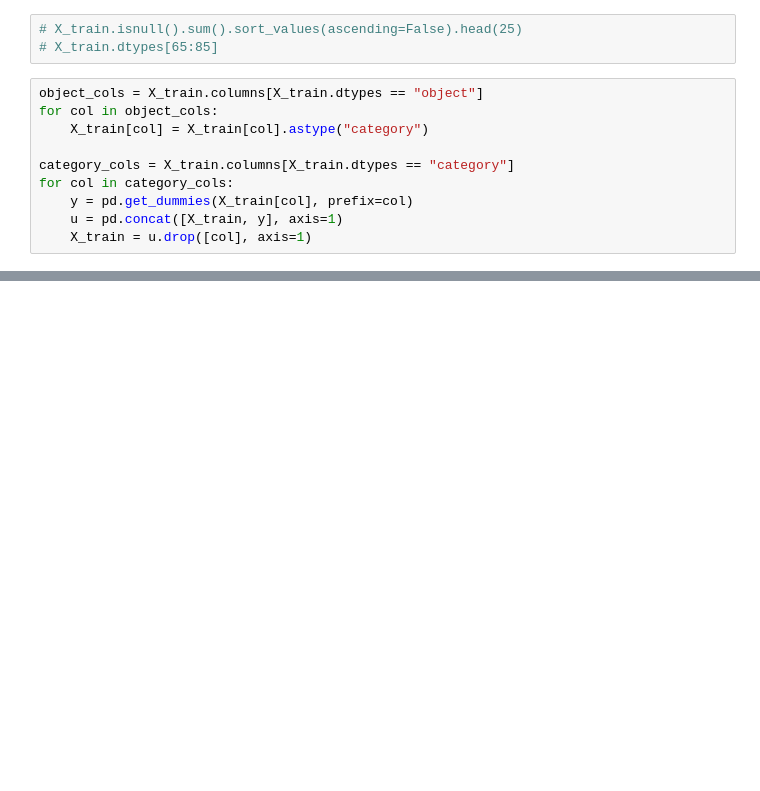
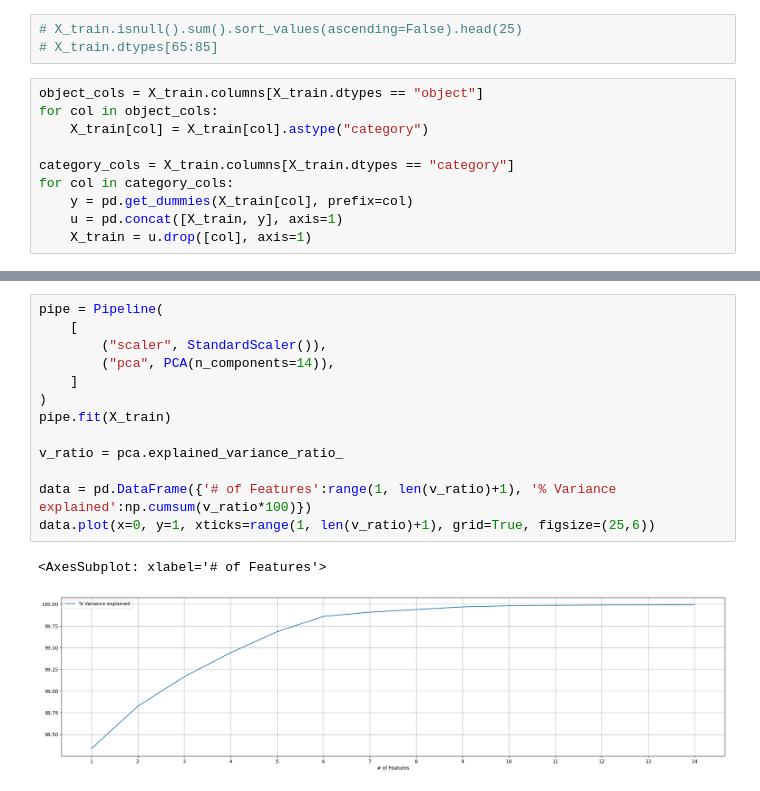
Before and after one commit to tharrmeehan/kaggle-projects, a Jupyter notebook: data/data_prep.ipynb, the cells around one changed output, grey strips where cells are left out. Cells and saved outputs as stored; diff of their text form; blank space fills up the shorter version.

```diff
--- a/data/data_prep.ipynb
+++ b/data/data_prep.ipynb
@@ -48,0 +64,16 @@ for col in category_cols:
+# %%
+pipe = Pipeline(
+    [
+        ("scaler", StandardScaler()),
+        ("pca", PCA(n_components=14)),
+    ]
+)
+pipe.fit(X_train)
+
+v_ratio = pca.explained_variance_ratio_
+
+data = pd.DataFrame({'# of Features':range(1, len(v_ratio)+1), '% Variance explained':np.cumsum(v_ratio*100)})
+data.plot(x=0, y=1, xticks=range(1, len(v_ratio)+1), grid=True, figsize=(25,6))
+# %% [output]
+<AxesSubplot: xlabel='# of Features'>
+[figure, added]
```
Also changed, not shown: parts of 12 cells of this notebook, 1 other file.
